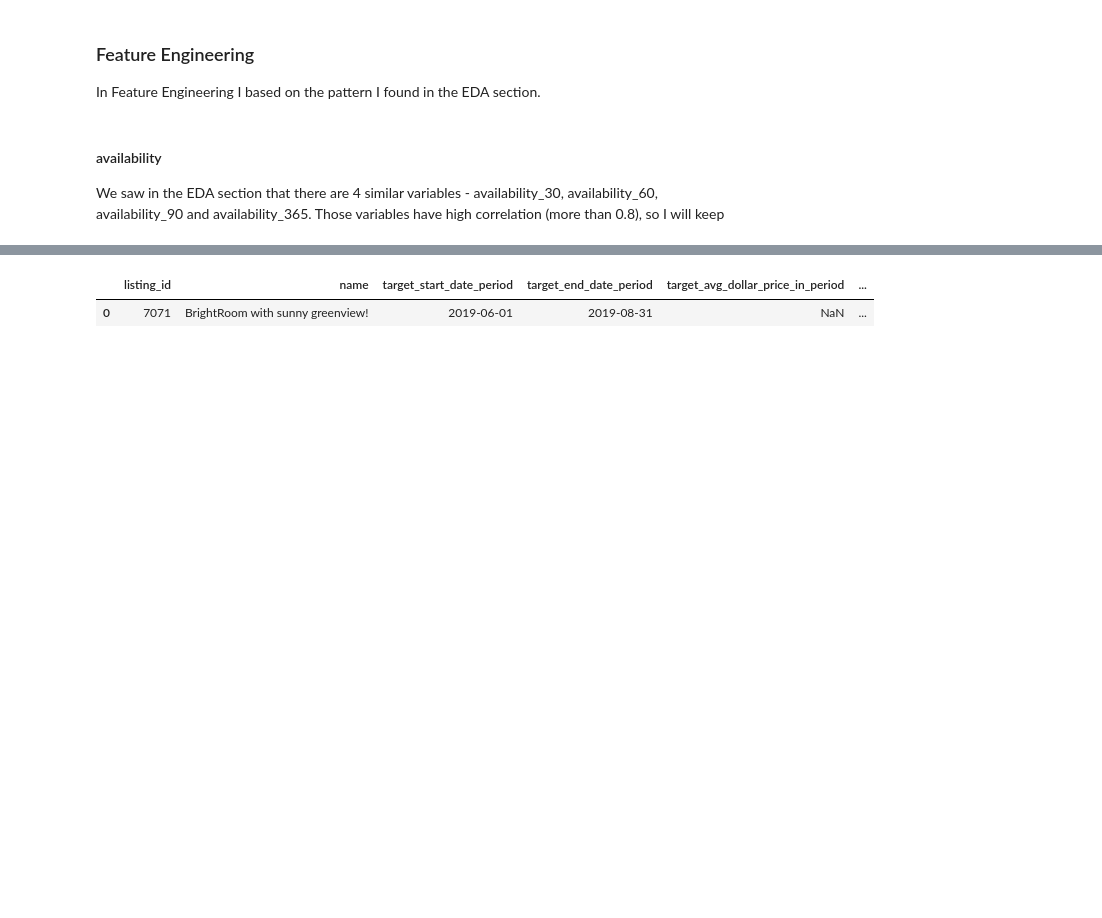
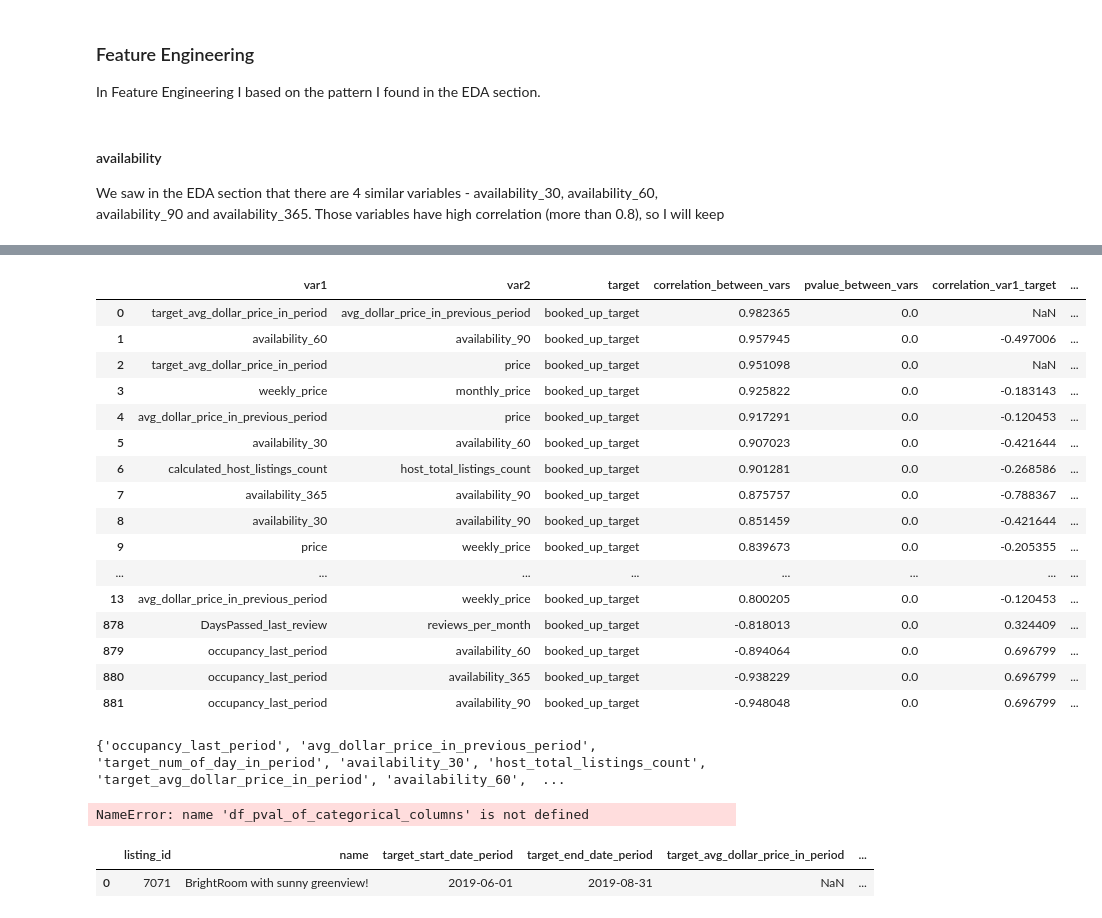
Before and after one commit to NaamaJan/airbnb-berlin-availability, a Jupyter notebook: Feature Enrichment and Selection.ipynb, the cells around one changed output, grey strips where cells are left out. Saved outputs shown, nothing was run; the diff lists cells and outputs as text; code cells hidden in the pictures; blank space fills up the shorter version.

```diff
--- a/Feature Enrichment and Selection.ipynb
+++ b/Feature Enrichment and Selection.ipynb
@@ -77,0 +107,4 @@ We saw in the EDA section that there are 4 similar variables - availability_30,
+# %%
+df_eda_numric_correlations = pd.read_csv("eda_numric_correlations.csv")
+df_eda_numric_correlations = drop_additional_index_columns(df_eda_numric_correlations)
+df_eda_numric_correlations
@@ -77,0 +126,44 @@ We saw in the EDA section that there are 4 similar variables - availability_30,
+# %%
+# TODO Taken from EDA after using all_numric_correlations
+def get_numeric_cols_to_drop_by_correlation(_df_numric_correlations, correlation_between_vars_threshold = 0.8):
+    """
+    _df_numric_correlations has the following columns
+    ['var1', 'var2', 'target', 'correlation_between_vars',
+           'pvalue_between_vars', 'correlation_var1_target', 'pvalue_var1_target',
+           'correlation_var2_target', 'pvalue_var2_target']
+    """
+    # get rows that 2 vars/features have high correlation between them.
+    df_numric_correlations_filter_by_corr = _df_numric_correlations[np.abs(_df_numric_correlations['correlation_between_vars'])>=correlation_between_vars_threshold]
+    display(df_numric_correlations_filter_by_corr)
+    columns_to_drop = set()
+    # for each row we drop the var that has low correlation with target column
+    for idx, row in df_numric_correlations_filter_by_corr.iterrows():
+        correlation_var1_target = row['correlation_var1_target']
+        correlation_var2_target = row['correlation_var2_target']
+        if correlation_var1_target and correlation_var2_target and np.abs(correlation_var1_target) > np.abs(correlation_var2_target):
+            columns_to_drop.add(row['var2'])
+        else:
+            columns_to_drop.add(row['var1'])
+    return columns_to_drop
+
+numeric_cols_to_drop = get_numeric_cols_to_drop_by_correlation(df_eda_numric_correlations)
+print(numeric_cols_to_drop)
+# %% [output]
+|  | var1 | var2 | target | correlation_between_vars | pvalue_between_vars | correlation_var1_target | ... |
+| 0 | target_avg_dollar_price_in_period | avg_dollar_price_in_previous_period | booked_up_target | 0.982365 | 0.0 | NaN | ... |
+| 1 | availability_60 | availability_90 | booked_up_target | 0.957945 | 0.0 | -0.497006 | ... |
+| 2 | target_avg_dollar_price_in_period | price | booked_up_target | 0.951098 | 0.0 | NaN | ... |
+| 3 | weekly_price | monthly_price | booked_up_target | 0.925822 | 0.0 | -0.183143 | ... |
+| 4 | avg_dollar_price_in_previous_period | price | booked_up_target | 0.917291 | 0.0 | -0.120453 | ... |
+| 5 | availability_30 | availability_60 | booked_up_target | 0.907023 | 0.0 | -0.421644 | ... |
+| 6 | calculated_host_listings_count | host_total_listings_count | booked_up_target | 0.901281 | 0.0 | -0.268586 | ... |
+| 7 | availability_365 | availability_90 | booked_up_target | 0.875757 | 0.0 | -0.788367 | ... |
+| 8 | availability_30 | availability_90 | booked_up_target | 0.851459 | 0.0 | -0.421644 | ... |
+| 9 | price | weekly_price | booked_up_target | 0.839673 | 0.0 | -0.205355 | ... |
+| ... | ... | ... | ... | ... | ... | ... | ... |
+| 13 | avg_dollar_price_in_previous_period | weekly_price | booked_up_target | 0.800205 | 0.0 | -0.120453 | ... |
+| 878 | DaysPassed_last_review | reviews_per_month | booked_up_target | -0.818013 | 0.0 | 0.324409 | ... |
+| 879 | occupancy_last_period | availability_60 | booked_up_target | -0.894064 | 0.0 | 0.696799 | ... |
+| 880 | occupancy_last_period | availability_365 | booked_up_target | -0.938229 | 0.0 | 0.696799 | ... |
+| 881 | occupancy_last_period | availability_90 | booked_up_target | -0.948048 | 0.0 | 0.696799 | ... |
+{'occupancy_last_period', 'avg_dollar_price_in_previous_period', 'target_num_of_day_in_period', 'availability_30', 'host_total_listings_count', 'target_avg_dollar_price_in_period', 'availability_60',  ...
@@ -78 +226,14 @@ We saw in the EDA section that there are 4 similar variables - availability_30,
+# %%
+from datetime import datetime
+
+
+df_pval_of_categorical_columns
+num_of_uniqiue_values = {}
+for index, row in df_eda_pval_of_categorical_columns.iterrows():
+    start_time = datetime.now()
+    df = get_dummies_of_2_vars(df, row['var1'], row['var2'], 5)
+    end_time = datetime.now()
+    print(row['var1'], row['var2'], "total time: ", end_time-start_time)
+# %% [output]
+NameError: name 'df_pval_of_categorical_columns' is not defined
 # %%
```
Also changed, not shown: parts of 13 cells of this notebook.
